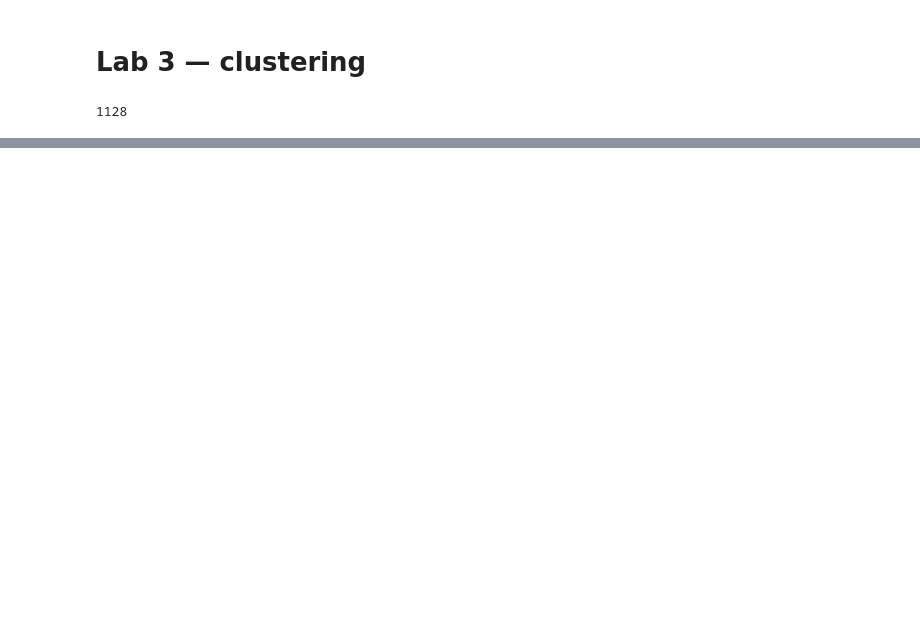
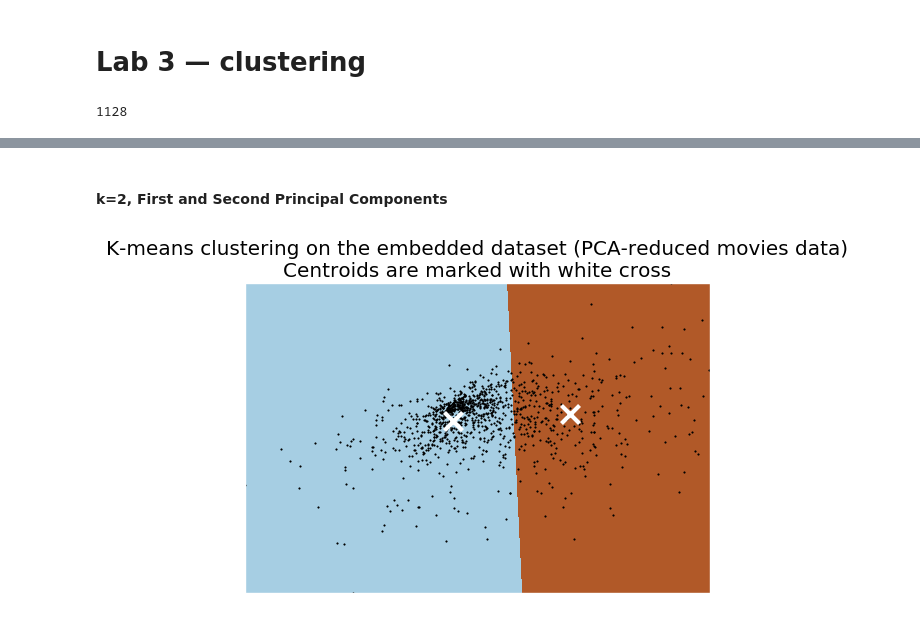
Before and after one commit to aurlien/friendship_paradox, a Jupyter notebook: lab3/ix-lab3/lab3-cluster.ipynb, the cells around one changed output, grey strips where cells are left out. Cells and saved outputs as stored; diff of their text form; code cells hidden in the pictures; blank space fills up the shorter version.

```diff
--- a/lab3/ix-lab3/lab3-cluster.ipynb
+++ b/lab3/ix-lab3/lab3-cluster.ipynb
@@ -59,0 +34,41 @@ plt.hist(kmeans)
+# %%
+def fit_and_plot_kmeans(tag_embedding, k=2):
+
+    kmeans = KMeans(init='k-means++', n_clusters=k)
+    kmeans.fit(tag_embedding)
+
+    # Step size of the mesh. Decrease to increase the quality of the VQ.
+    h = 1     # point in the mesh [x_min, x_max]x[y_min, y_max].
+
+    # Plot the decision boundary. For that, we will assign a color to each
+    x_min, x_max = tag_embedding[:, 0].min() - 1, tag_embedding[:, 0].max() + 1
+    y_min, y_max = tag_embedding[:, 1].min() - 1, tag_embedding[:, 1].max() + 1
+    xx, yy = np.meshgrid(np.arange(tag_embedding.min(), tag_embedding.max(), h), np.arange(tag_embedding.min(), tag_embedding.max(), h))
+
+    # Obtain labels for each point in mesh. Use last trained model.
+    Z = kmeans.predict(np.c_[xx.ravel(), yy.ravel(), xx.ravel(), yy.ravel(), xx.ravel()])
+
+    # Put the result into a color plot
+    Z = Z.reshape(xx.shape)
+    plt.figure(1)
+    plt.clf()
+    plt.imshow(Z, interpolation='nearest',
+               extent=(xx.min(), xx.max(), yy.min(), yy.max()),
+               cmap=plt.cm.Paired,
+               aspect='auto', origin='lower')
+
+    plt.plot(tag_embedding[:, 0], tag_embedding[:, 1], 'k.', markersize=2)
+    # Plot the centroids as a white X
+    centroids = kmeans.cluster_centers_
+    plt.scatter(centroids[:, 0], centroids[:, 1],
+                marker='x', s=169, linewidths=3,
+                color='w', zorder=10)
+    plt.title('K-means clustering on the embedded dataset (PCA-reduced movies data)\n'
+              'Centroids are marked with white cross')
+    plt.xlim(x_min, x_max)
+    plt.ylim(y_min, y_max)
+    plt.xticks(())
+    plt.yticks(())
+    plt.show()
+
+    return kmeans.fit_predict(tag_embedding), kmeans
@@ -59,0 +107,6 @@ plt.hist(kmeans)
+# %% [markdown]
+#### k=2, First and Second Principal Components
+# %%
+pred, kmeans2 = fit_and_plot_kmeans(tag_embedding, k=2)
+# %% [output]
+[figure, added]
```
Also changed, not shown: parts of 47 cells of this notebook.
